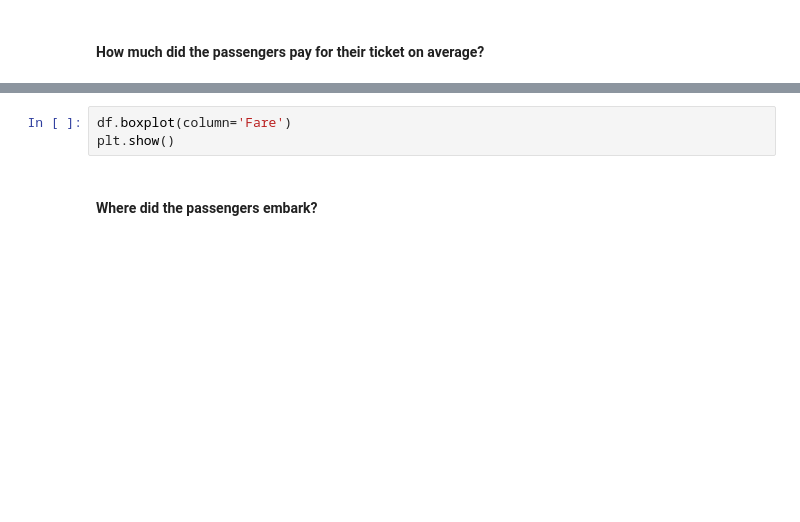
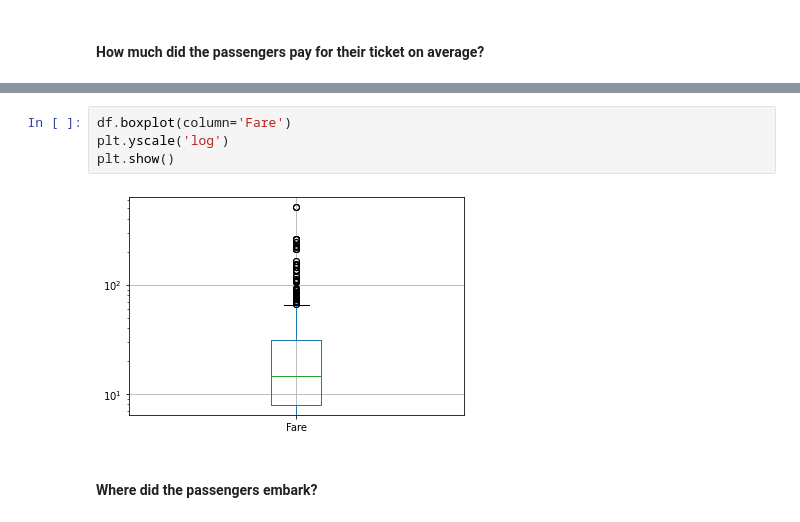
Before and after one commit to s-naegele/Data-Analysis, a Jupyter notebook: Lecturematerials/05_MachineLearning-Basicssklearn.ipynb, the cells around one changed output, grey strips where cells are left out. Drawn from its saved outputs; the diff is of its cells as text; blank space fills up the shorter version.

```diff
--- a/Lecturematerials/05_MachineLearning-Basicssklearn.ipynb
+++ b/Lecturematerials/05_MachineLearning-Basicssklearn.ipynb
@@ -114,6 +191,9 @@ df['Fare'].mean()
 # %%
 df.boxplot(column='Fare')
+plt.yscale('log')
 plt.show()
+# %% [output]
+[figure, added]
 # %% [markdown]
 #### Where did the passengers embark?
 # %%
```
Also changed, not shown: parts of 29 cells of this notebook, 3 other files.
